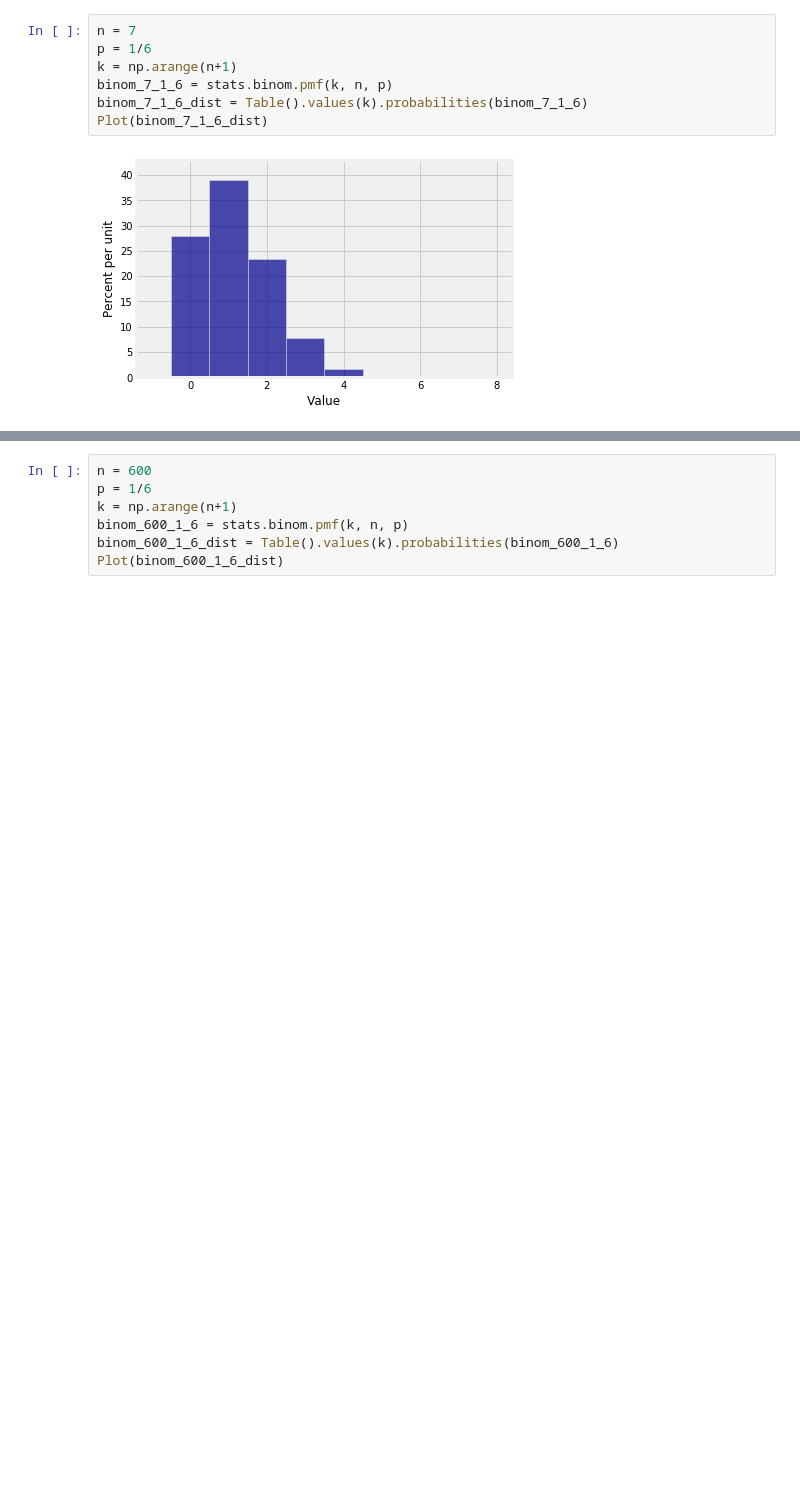
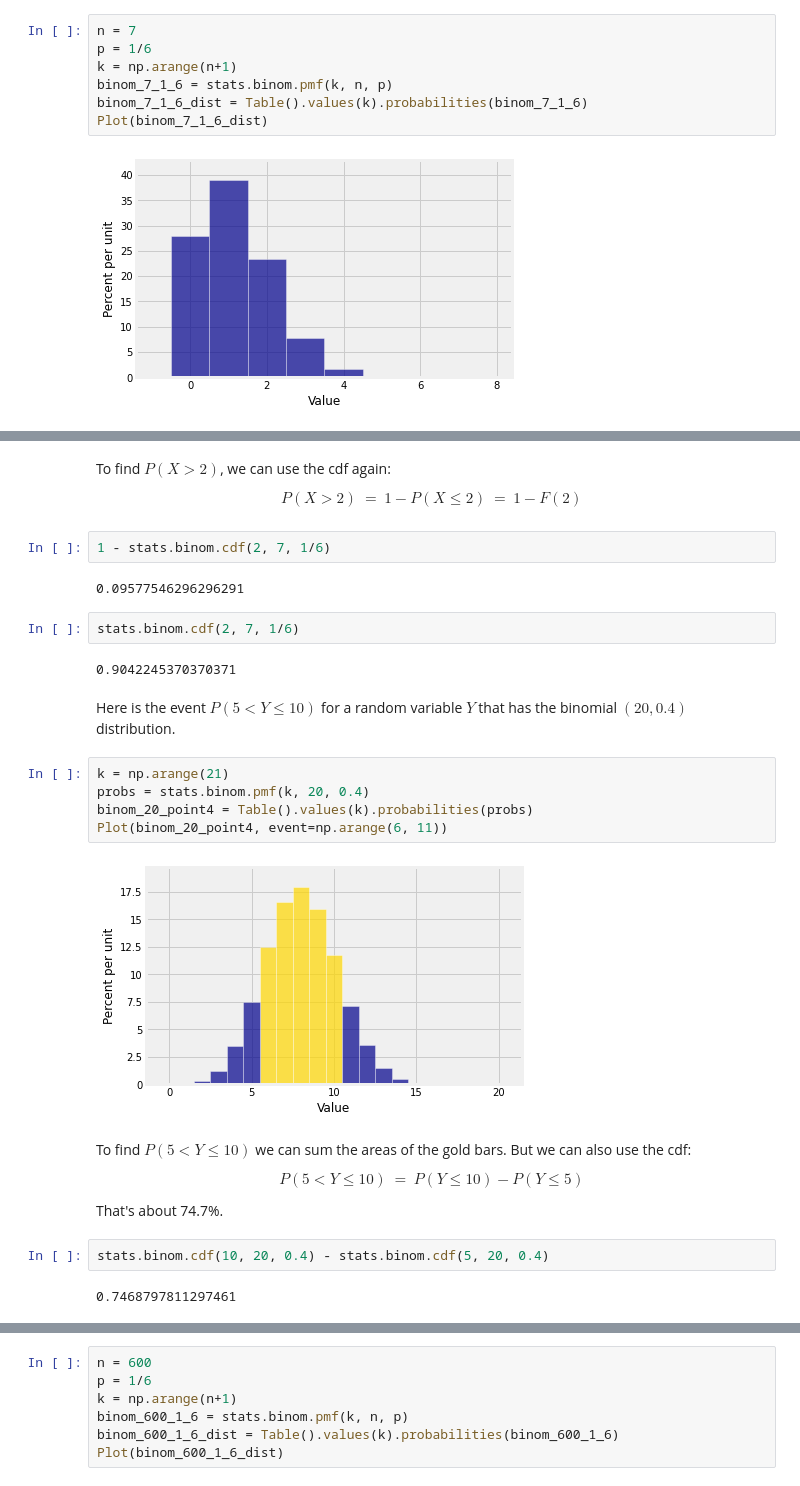
Before and after one commit to prob140/textbook, a Jupyter notebook: content/Chapter_06/01_Binomial_Distribution.ipynb, the cells around one changed output, grey strips where cells are left out. Saved outputs shown, nothing was run; the diff lists cells and outputs as text; blank space fills up the shorter version.

```diff
--- a/content/Chapter_06/01_Binomial_Distribution.ipynb
+++ b/content/Chapter_06/01_Binomial_Distribution.ipynb
@@ -173,0 +193,35 @@ Plot(binom_7_1_6_dist)
+# %% [markdown]
+To find $P(X > 2)$, we can use the cdf again:
+
+$$
+P(X > 2) ~ = ~ 1 - P(X \le 2) ~ = ~ 1 - F(2)
+$$
+# %%
+1 - stats.binom.cdf(2, 7, 1/6)
+# %% [output]
+0.09577546296296291
+# %%
+stats.binom.cdf(2, 7, 1/6)
+# %% [output]
+0.9042245370370371
+# %% [markdown]
+Here is the event $P(5 < Y \le 10)$ for a random variable $Y$ that has the binomial $(20, 0.4)$ distribution.
+# %%
+k = np.arange(21)
+probs = stats.binom.pmf(k, 20, 0.4)
+binom_20_point4 = Table().values(k).probabilities(probs)
+Plot(binom_20_point4, event=np.arange(6, 11))
+# %% [output]
+[figure, added]
+# %% [markdown]
+To find $P(5 < Y \le 10)$ we can sum the areas of the gold bars. But we can also use the cdf:
+
+$$
+P(5 < Y \le 10) ~ = ~ P(Y \le 10) - P(Y \le 5)
+$$
+
+That's about 74.7%.
+# %%
+stats.binom.cdf(10, 20, 0.4) - stats.binom.cdf(5, 20, 0.4)
+# %% [output]
+0.7468797811297461
```
Also changed, not shown: parts of 8 cells of this notebook.
